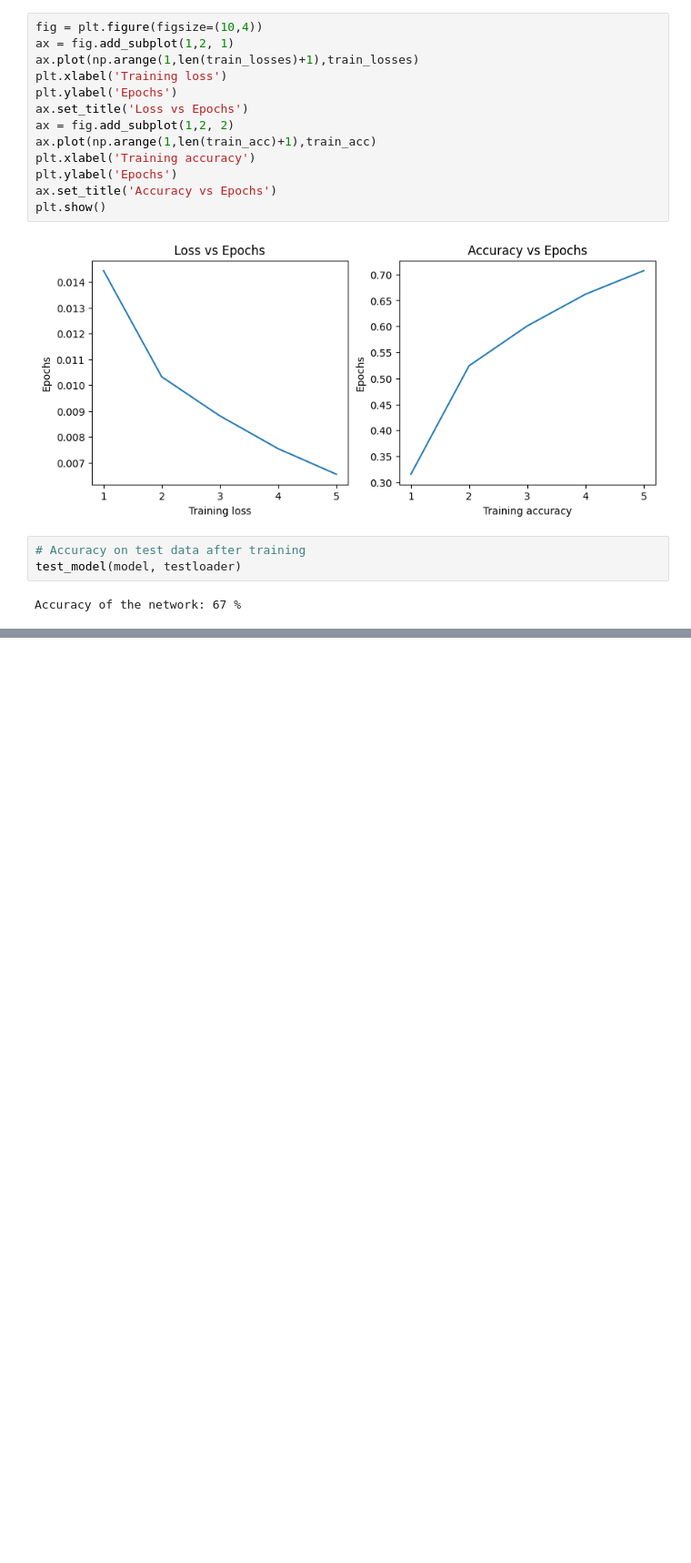
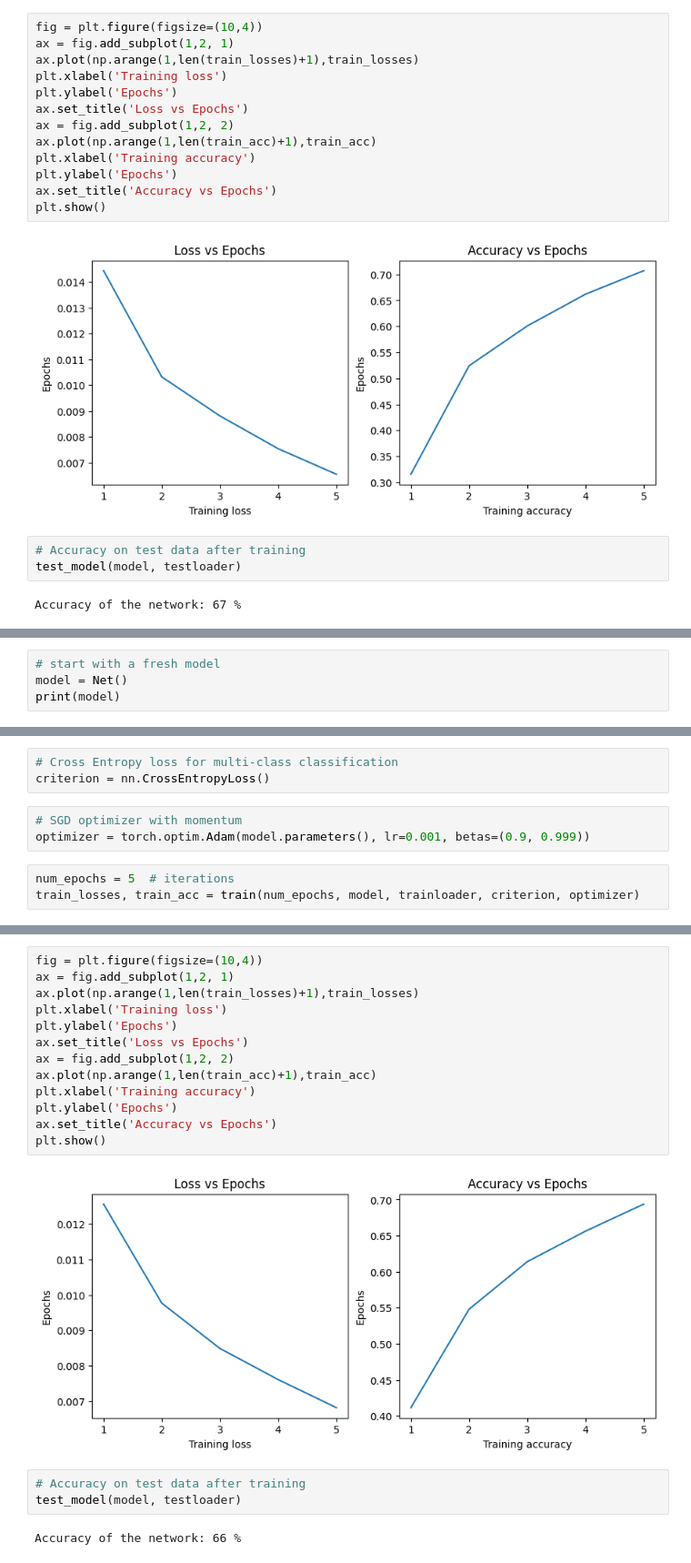
Before and after one commit to boorashiva12/AIML-Training-Shiva, a Jupyter notebook: Assignment_Day_3.ipynb, the cells around one changed output, grey strips where cells are left out. Shown at 91% size. Saved outputs shown, nothing was run; the diff lists cells and outputs as text; blank space fills up the shorter version.

```diff
--- a/Assignment_Day_3.ipynb
+++ b/Assignment_Day_3.ipynb
@@ -183,0 +187,4 @@ Accuracy of the network: 67 %
+# %%
+# start with a fresh model
+model = Net()
+print(model)
@@ -183,0 +200,9 @@ Accuracy of the network: 67 %
+# %%
+# Cross Entropy loss for multi-class classification
+criterion = nn.CrossEntropyLoss()
+# %%
+# SGD optimizer with momentum
+optimizer = torch.optim.Adam(model.parameters(), lr=0.001, betas=(0.9, 0.999))
+# %%
+num_epochs = 5  # iterations
+train_losses, train_acc = train(num_epochs, model, trainloader, criterion, optimizer)
@@ -183,0 +215,20 @@ Accuracy of the network: 67 %
+# %%
+fig = plt.figure(figsize=(10,4))
+ax = fig.add_subplot(1,2, 1)
+ax.plot(np.arange(1,len(train_losses)+1),train_losses)
+plt.xlabel('Training loss')
+plt.ylabel('Epochs')
+ax.set_title('Loss vs Epochs')
+ax = fig.add_subplot(1,2, 2)
+ax.plot(np.arange(1,len(train_acc)+1),train_acc)
+plt.xlabel('Training accuracy')
+plt.ylabel('Epochs')
+ax.set_title('Accuracy vs Epochs')
+plt.show()
+# %% [output]
+[figure, added]
+# %%
+# Accuracy on test data after training
+test_model(model, testloader)
+# %% [output]
+Accuracy of the network: 66 %
```
Also changed, not shown: parts of 3 cells of this notebook.
